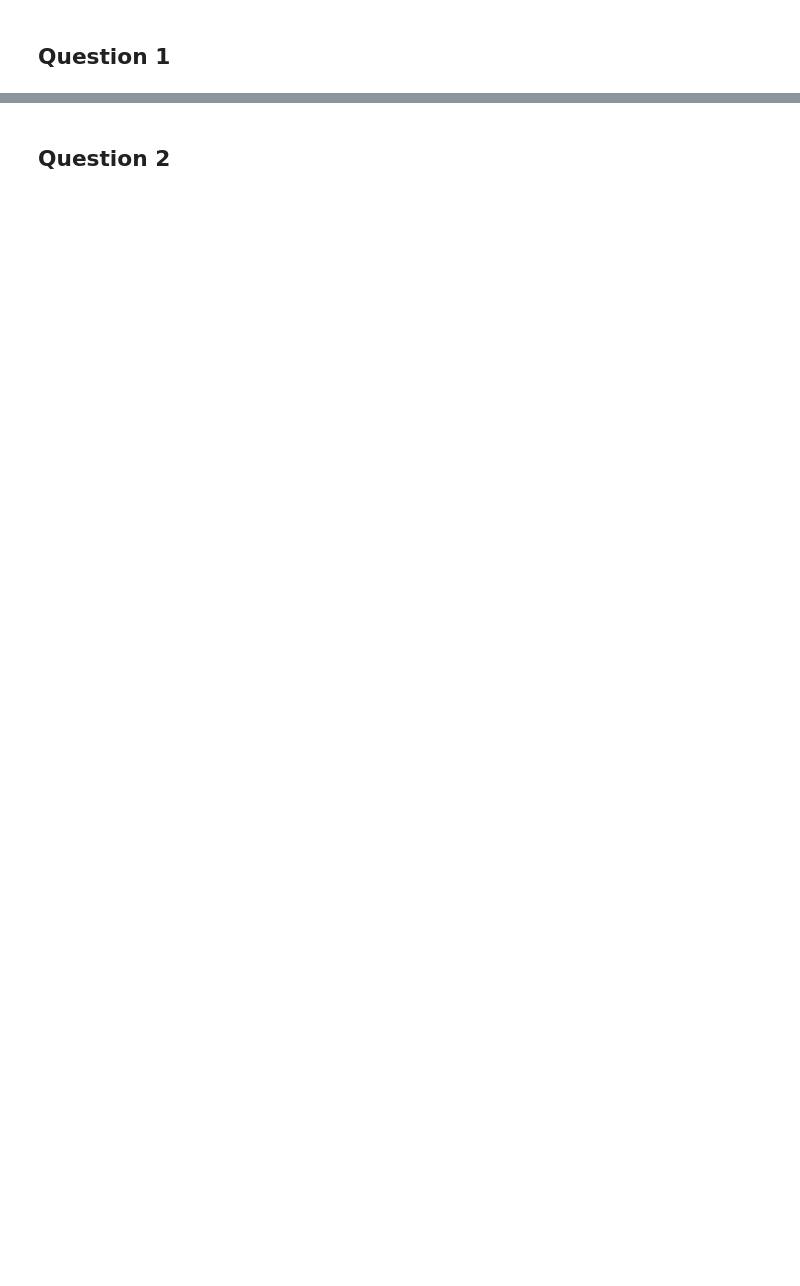
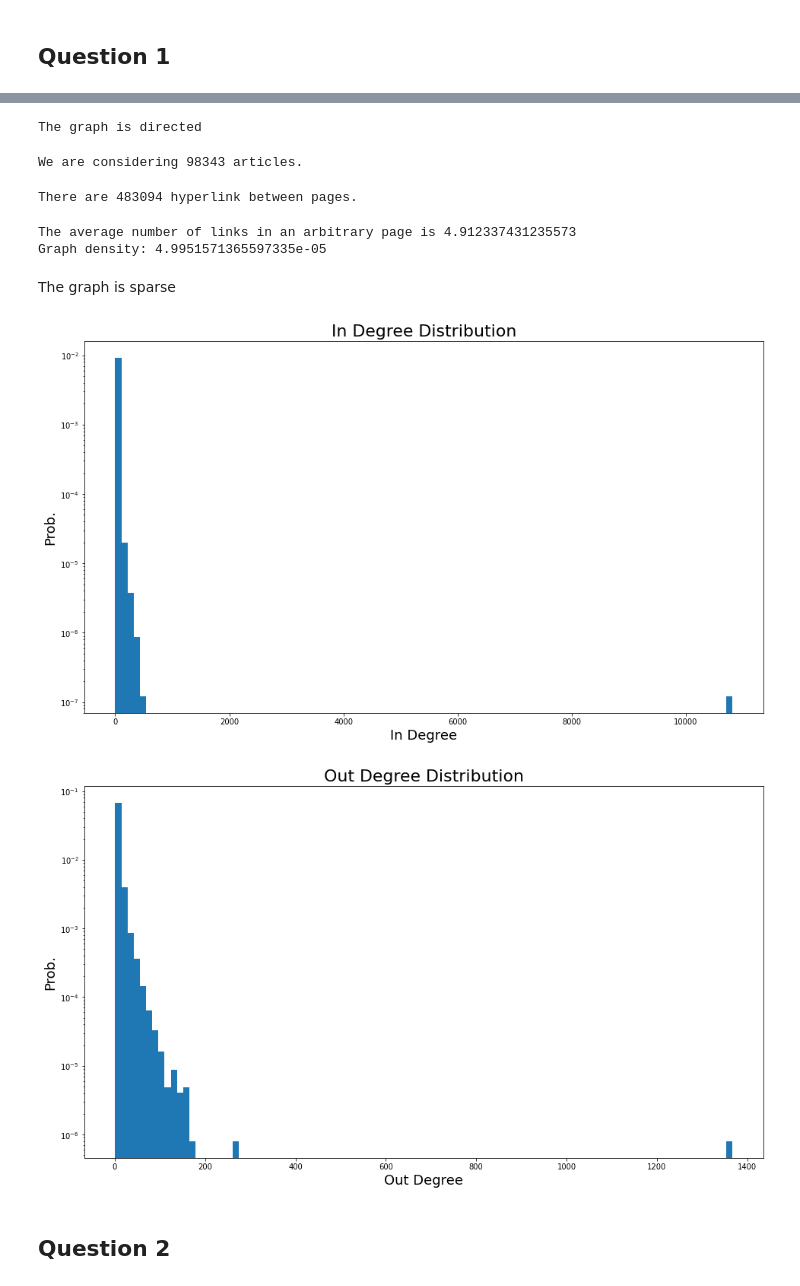
Before and after one commit to nicolac1999/ADM-HW5, a Jupyter notebook: hm5_29_12.ipynb, the cells around one changed output, grey strips where cells are left out. Cells and saved outputs as stored; diff of their text form; code cells hidden in the pictures; blank space fills up the shorter version.

```diff
--- a/hm5_29_12.ipynb
+++ b/hm5_29_12.ipynb
@@ -270,3 +286,6 @@ pd.DataFrame(data = {'Articles': [1, 2], 'Category': 'People_from_Worcester'})
 df_article = pd.concat([pd.DataFrame(data = {'Articles': df_category.loc[i].Articles,
                                              'Category': df_category.loc[i].Category}) for i in df_category.index],
                        ignore_index=True)
+rand_article = df_article.groupby('Articles').sample()
+df_article_category = pd.DataFrame(data={'Articles': rand_article.Articles, 'Category': rand_article.Category})
+df_article_category.set_index('Articles', inplace=True)
@@ -400 +332,3 @@ density
+# %%
+G = HWGraph(df_edges, category_df=df_article_category, names_df=df_names)
 # %%
@@ -610,2 +355,30 @@ Average in degree :  4.912337431235573
+# %%
+if G.is_directed():
+    print('The graph is directed')
+else:
+    print('The graph is not directed')
+# %% [output]
+The graph is directed
+# %%
+print(f'We are considering {G.n_nodes} articles.')
+# %% [output]
+We are considering 98343 articles.
+# %%
+print(f'There are {G.n_edges} hyperlink between pages.')
+# %% [output]
+There are 483094 hyperlink between pages.
+# %%
+print(f'The average number of links in an arbitrary page is {G.out_degree()}')
+print(f'Graph density: {G.density()}')
+# %% [output]
+The average number of links in an arbitrary page is 4.912337431235573
+Graph density: 4.9951571365597335e-05
+# %% [markdown]
+The graph is sparse
+# %%
+G.plot_degree_distr()
+# %% [output]
+[figure, added]
+[figure, added]
 # %% [markdown]
 ## Question 2
```
Also changed, not shown: parts of 94 cells of this notebook.
